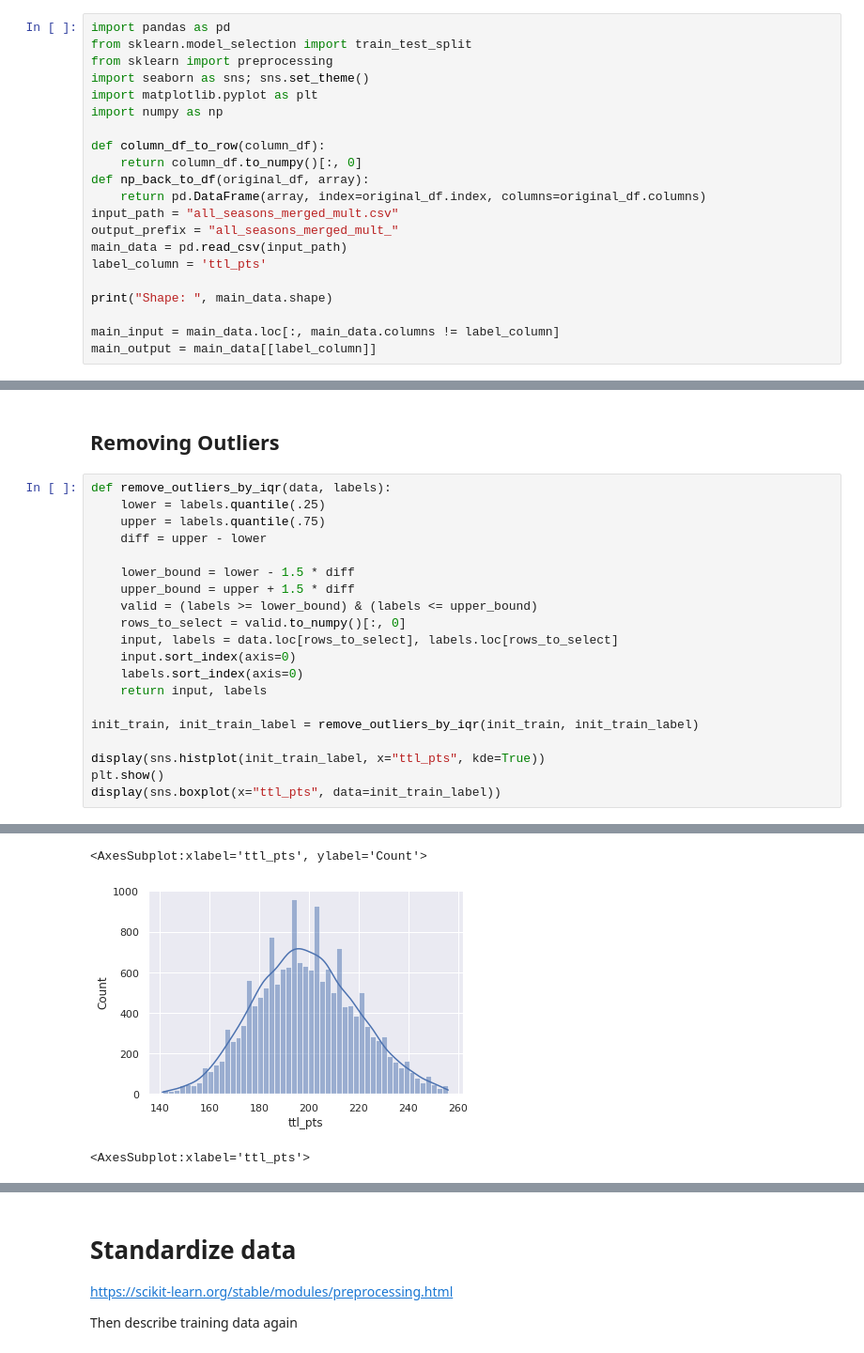
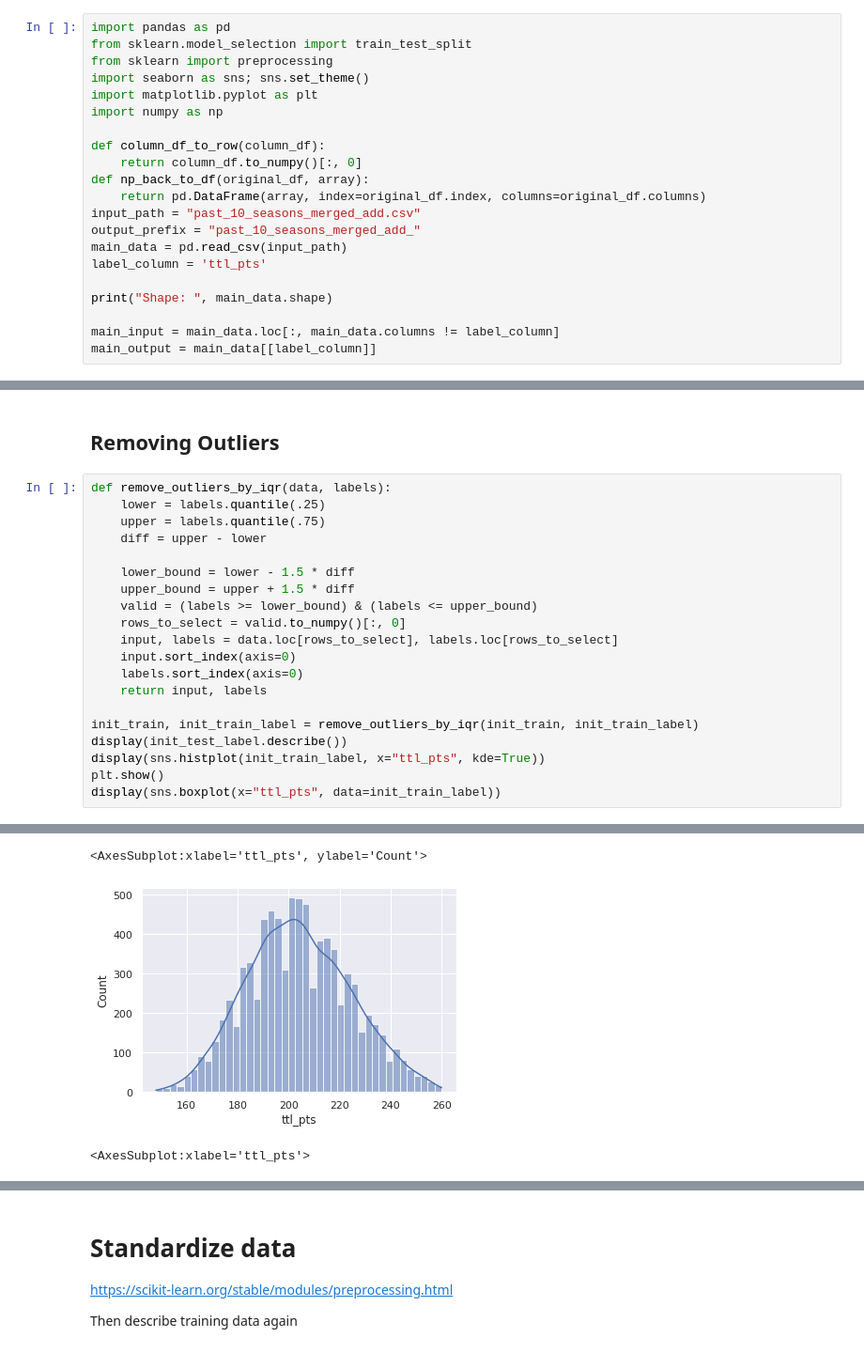
Before and after one commit to Navbryce/nba-combined-score-predictor, a Jupyter notebook: data-cleaning.ipynb, the cells around one changed output, grey strips where cells are left out. Shown at 94% size. Cells and saved outputs as stored; diff of their text form.

```diff
--- a/data-cleaning.ipynb
+++ b/data-cleaning.ipynb
@@ -12,8 +12,8 @@ def column_df_to_row(column_df):
     return column_df.to_numpy()[:, 0]
 def np_back_to_df(original_df, array):
     return pd.DataFrame(array, index=original_df.index, columns=original_df.columns)
-input_path = "all_seasons_merged_mult.csv"
-output_prefix = "all_seasons_merged_mult_"
+input_path = "past_10_seasons_merged_add.csv"
+output_prefix = "past_10_seasons_merged_add_"
 main_data = pd.read_csv(input_path)
 label_column = 'ttl_pts'
 
@@ -84,7 +84,7 @@ def remove_outliers_by_iqr(data, labels):
     return input, labels
 
 init_train, init_train_label = remove_outliers_by_iqr(init_train, init_train_label)
-
+display(init_test_label.describe())
 display(sns.histplot(init_train_label, x="ttl_pts", kde=True))
 plt.show()
 display(sns.boxplot(x="ttl_pts", data=init_train_label))
@@ -92,3 +101,3 @@ display(sns.boxplot(x="ttl_pts", data=init_train_label))
 <AxesSubplot:xlabel='ttl_pts', ylabel='Count'>
-[figure, old version]
+[figure, new version]
 <AxesSubplot:xlabel='ttl_pts'>
```
Also changed, not shown: parts of 12 cells of this notebook, 33 other files.
